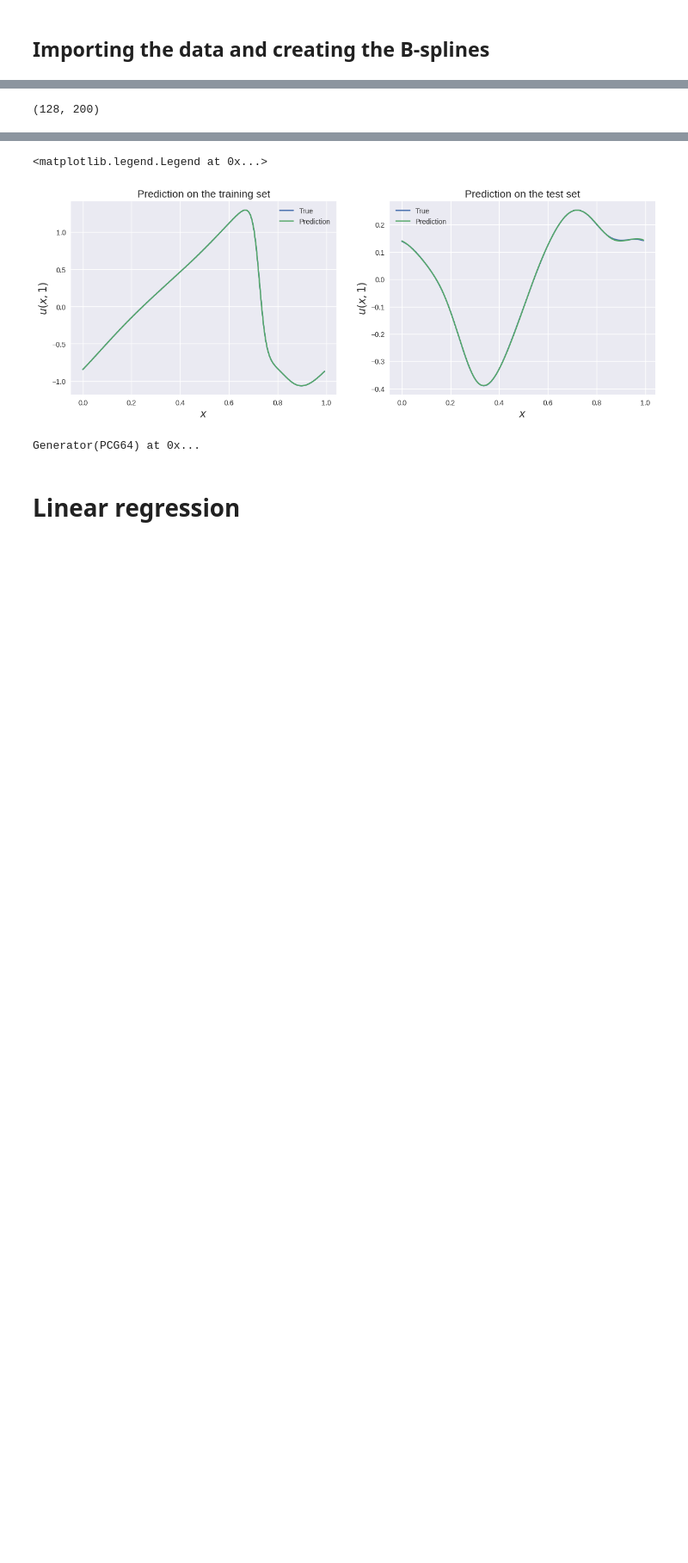
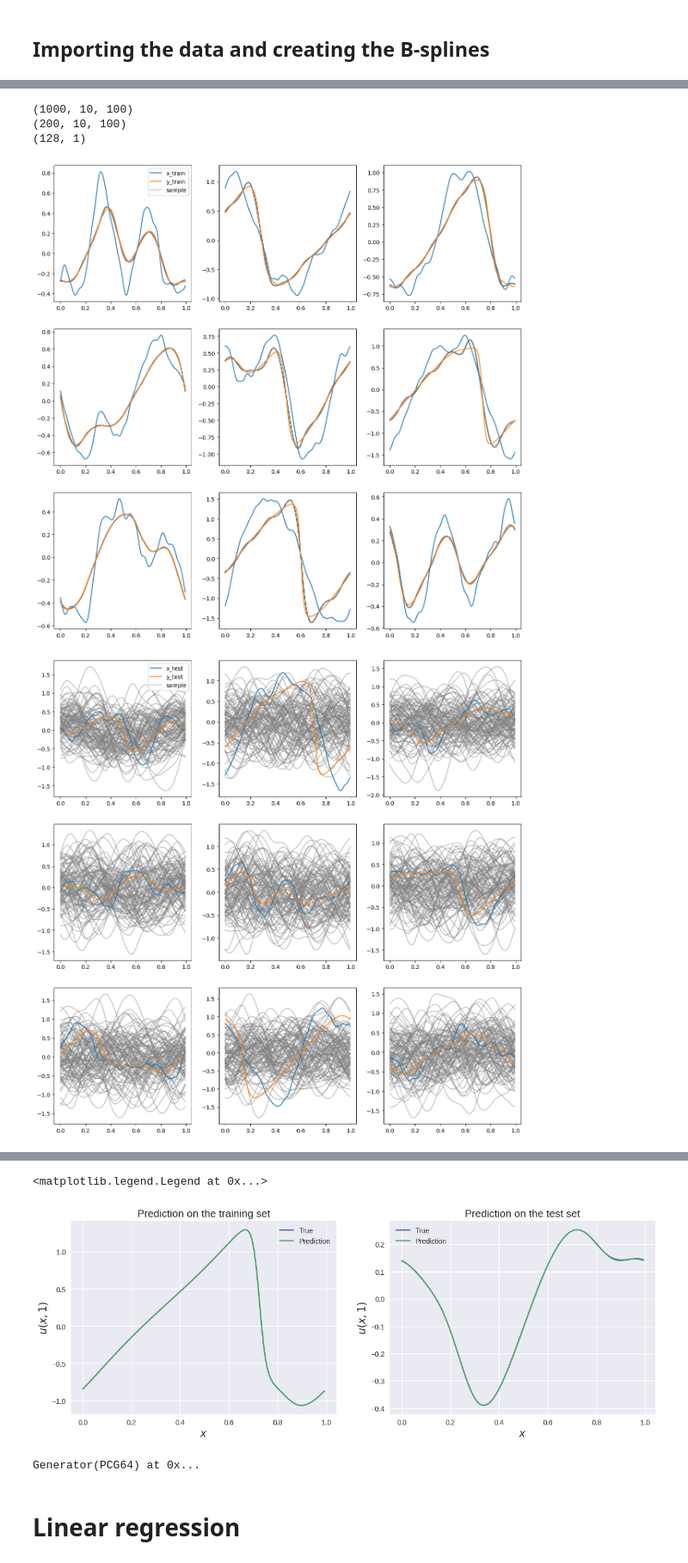
Before and after one commit to tomcjackc/Probabilistic-Operator-Learning-for-Climate-Model-Parameterisation, a Jupyter notebook: notebooks/Batlle_burger .ipynb, the cells around one changed output, grey strips where cells are left out. Shown at 86% size. Saved outputs shown, nothing was run; the diff lists cells and outputs as text; code cells hidden in the pictures; blank space fills up the shorter version.

```diff
--- a/notebooks/Batlle_burger .ipynb
+++ b/notebooks/Batlle_burger .ipynb
@@ -257,4 +210,46 @@ mean relative L2: 1.0111405003221132
-# %%
-pred.shape
-# %% [output]
-(128, 200)
+# %%
+# take samples from the GP
+print(train_samples_pca.shape)
+print(test_samples_pca.shape)
+print(grid.shape)
+
+train_samples = np.zeros((x_train.shape[0], grid.shape[0], n_samples))
+test_samples = np.zeros((x_test.shape[0], grid.shape[0], n_samples))
+
+for i in range(n_samples):
+    train_samples_pca_i = train_samples_pca[:, :, i]
+    test_samples_pca_i = test_samples_pca[:, :, i]
+    train_samples_i = y_pca.inverse_transform(train_samples_pca_i)
+    test_samples_i = y_pca.inverse_transform(test_samples_pca_i)
+    train_samples[:, :, i] = train_samples_i
+    test_samples[:, :, i] = test_samples_i
+
+# train
+fig, ax = plt.subplots(3, 3, figsize = (15, 15))
+ax = ax.flatten()
+for i in range(9):
+    ax[i].plot(grid, x_train[i], label='x_train')
+    ax[i].plot(grid, y_train[i], label='y_train')
+    for j in range(n_samples):
+        ax[i].plot(grid, train_samples[i, :, j], label='sample', color = 'grey', alpha = 0.5, zorder = 0)
+        if i == 0 and j == 0:
+            ax[i].legend()
+plt.show()
+
+# test
+fig, ax = plt.subplots(3, 3, figsize = (15, 15))
+ax = ax.flatten()
+for i in range(9):
+    ax[i].plot(grid, x_test[i], label='x_test')
+    ax[i].plot(grid, y_test[i], label='y_test')
+    for j in range(n_samples):
+        ax[i].plot(grid, test_samples[i, :, j], label='sample', color = 'grey', alpha = 0.5, zorder = 0)
+        if i == 0 and j == 0:
+            ax[i].legend()
+plt.show()
+# %% [output]
+(1000, 10, 100)
+(200, 10, 100)
+(128, 1)
+[figure, added]
+[figure, added]
```
Also changed, not shown: parts of 24 cells of this notebook, 1 other file.
